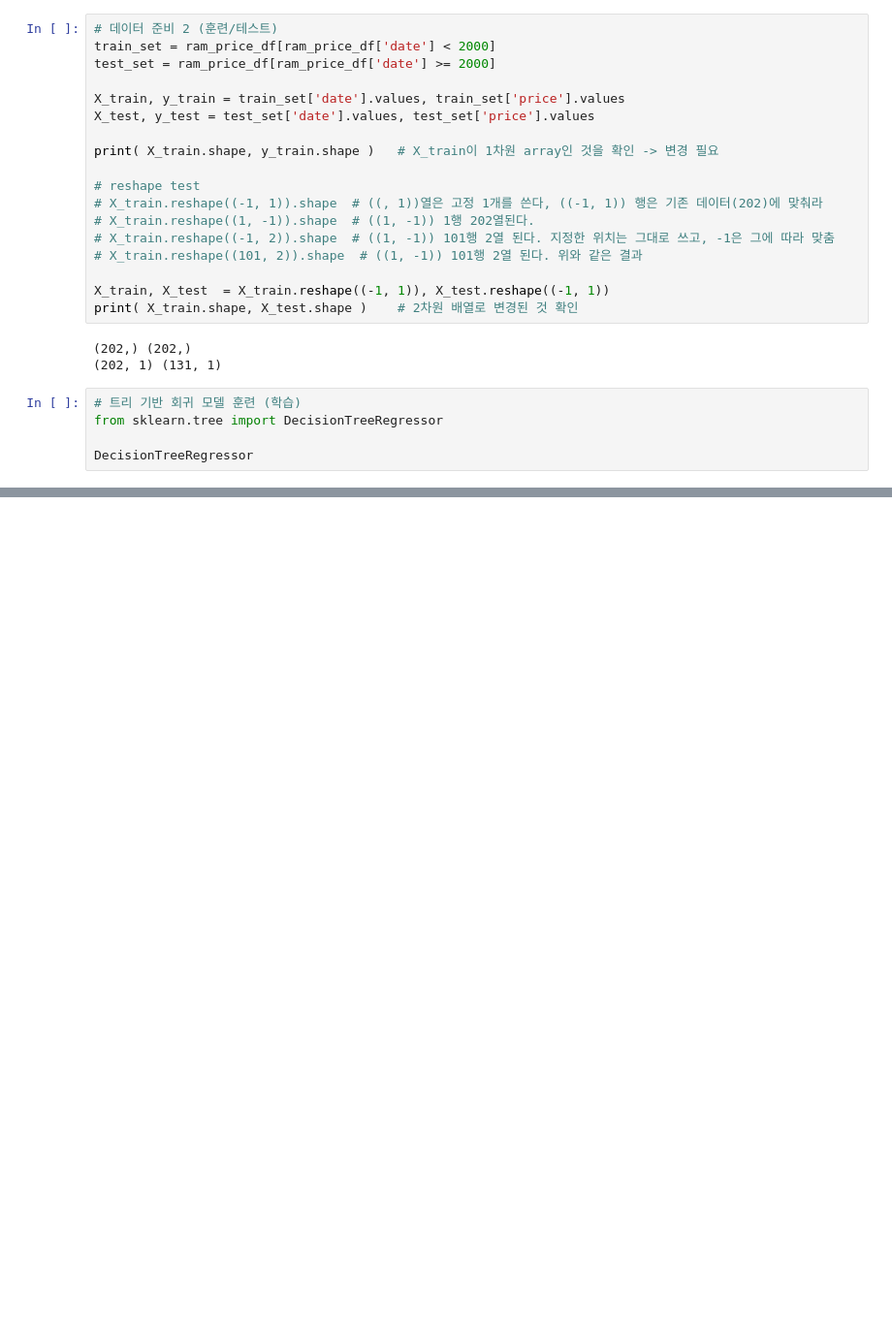
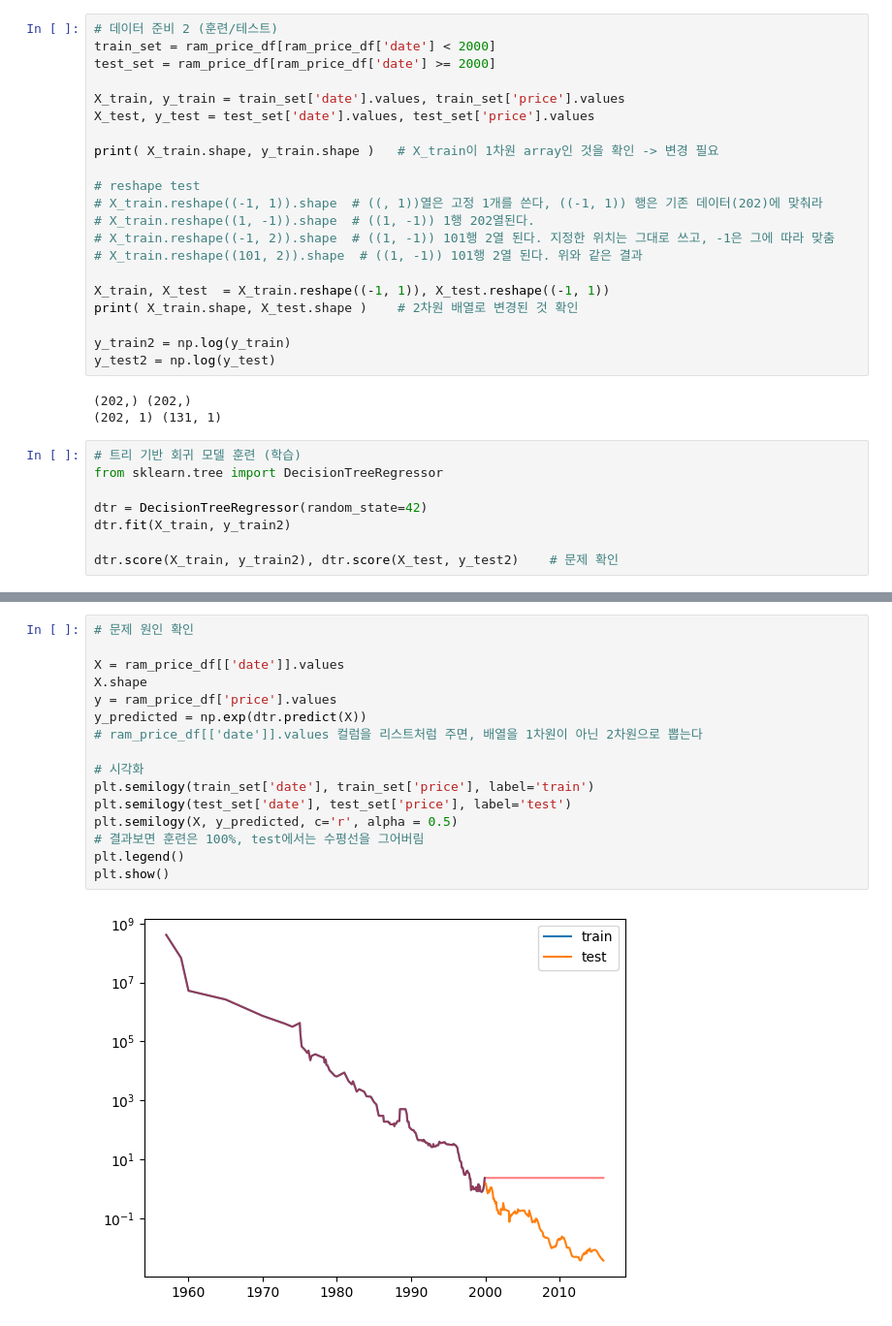
Before and after one commit to 2yuri89/workspace, a Jupyter notebook: ml-basic/example_07.ipynb, the cells around one changed output, grey strips where cells are left out. Shown at 97% size. Saved outputs shown, nothing was run; the diff lists cells and outputs as text; blank space fills up the shorter version.

Commit message:
DecisionTreeRegressor

```diff
--- a/ml-basic/example_07.ipynb
+++ b/ml-basic/example_07.ipynb
@@ -169,6 +169,9 @@ print( X_train.shape, y_train.shape )   # X_train이 1차원 array인 것을 확
 
 X_train, X_test  = X_train.reshape((-1, 1)), X_test.reshape((-1, 1))
 print( X_train.shape, X_test.shape )    # 2차원 배열로 변경된 것 확인
+
+y_train2 = np.log(y_train)
+y_test2 = np.log(y_test)
 # %% [output]
 (202,) (202,)
 (202, 1) (131, 1)
@@ -176,4 +179,7 @@ print( X_train.shape, X_test.shape )    # 2차원 배열로 변경된 것 확인
 # 트리 기반 회귀 모델 훈련 (학습)
 from sklearn.tree import DecisionTreeRegressor
 
-DecisionTreeRegressor
+dtr = DecisionTreeRegressor(random_state=42)
+dtr.fit(X_train, y_train2)
+
+dtr.score(X_train, y_train2), dtr.score(X_test, y_test2)    # 문제 확인
@@ -179,0 +188,18 @@ DecisionTreeRegressor
+# %%
+# 문제 원인 확인
+
+X = ram_price_df[['date']].values
+X.shape
+y = ram_price_df['price'].values
+y_predicted = np.exp(dtr.predict(X))
+# ram_price_df[['date']].values 컬럼을 리스트처럼 주면, 배열을 1차원이 아닌 2차원으로 뽑는다
+
+# 시각화
+plt.semilogy(train_set['date'], train_set['price'], label='train')
+plt.semilogy(test_set['date'], test_set['price'], label='test')
+plt.semilogy(X, y_predicted, c='r', alpha = 0.5)
+# 결과보면 훈련은 100%, test에서는 수평선을 그어버림
+plt.legend()
+plt.show()
+# %% [output]
+[figure, added]
```
Also changed, not shown: parts of 1 cell of this notebook.
